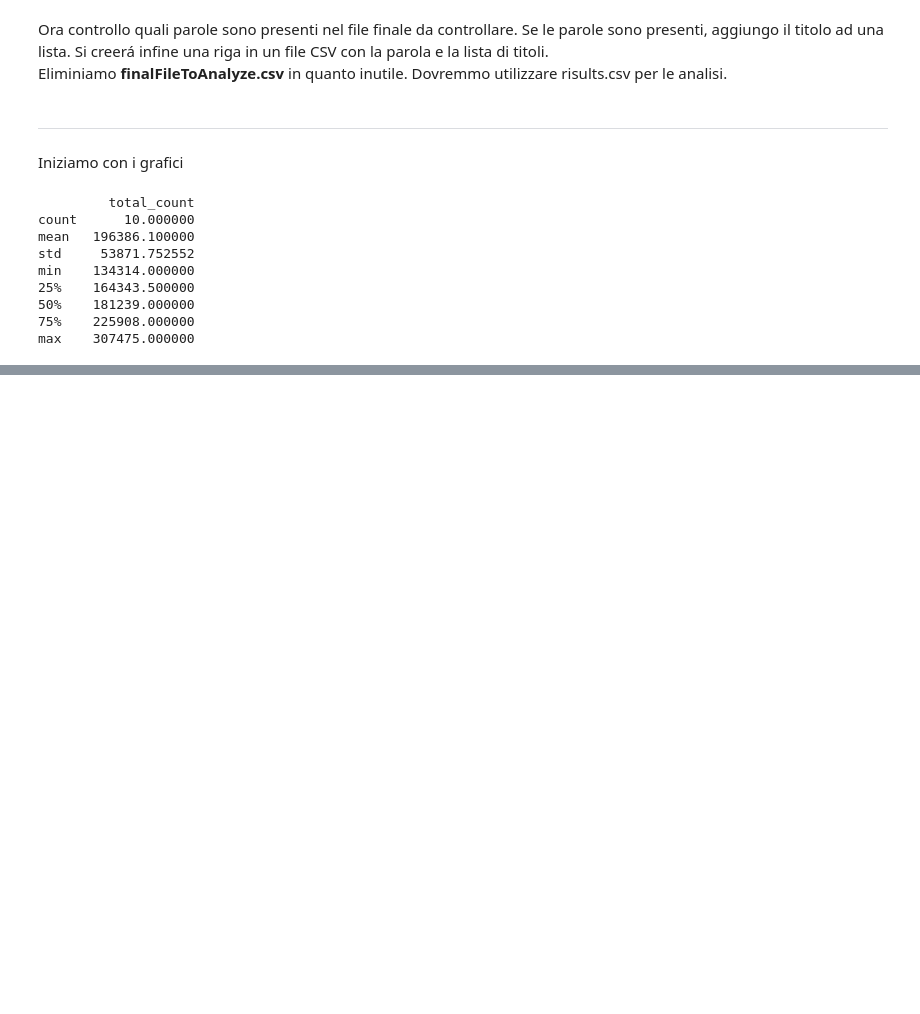
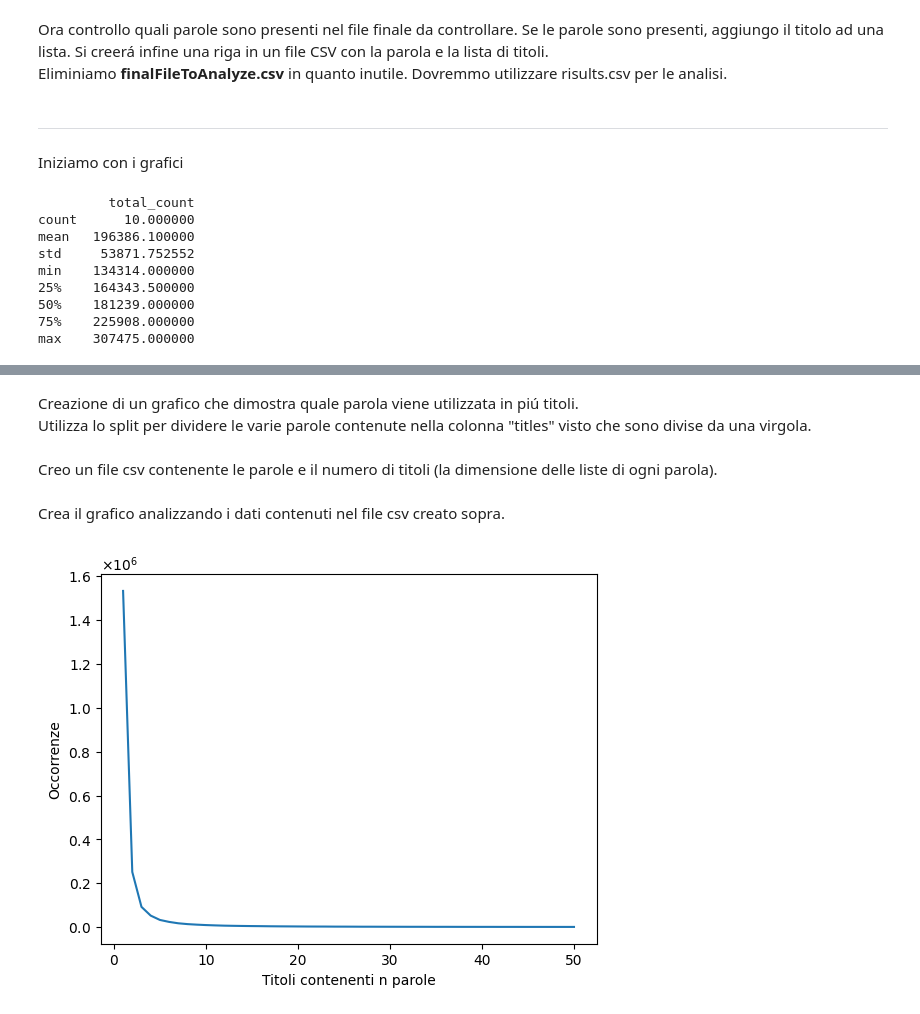
Before and after one commit to Fabbro96/Big-Data, a Jupyter notebook: finalParser.ipynb, the cells around one changed output, grey strips where cells are left out. Saved outputs shown, nothing was run; the diff lists cells and outputs as text; code cells hidden in the pictures; blank space fills up the shorter version.

Commit message:
Created some bar and one plot

```diff
--- a/finalParser.ipynb
+++ b/finalParser.ipynb
@@ -483,0 +441,4 @@ plt.show()
+# %% [markdown]
+Creazione di un grafico che dimostra quale parola viene utilizzata in piú titoli.
+\
+Utilizza lo split per dividere le varie parole contenute nella colonna "titles" visto che sono divise da una virgola.
@@ -483,0 +477,2 @@ plt.show()
+# %% [markdown]
+Creo un file csv contenente le parole e il numero di titoli (la dimensione delle liste di ogni parola).
@@ -483,0 +498,21 @@ plt.show()
+# %% [markdown]
+Crea il grafico analizzando i dati contenuti nel file csv creato sopra.
+# %%
+df_titles = []
+df_occs = []
+
+data = pd.read_csv('occurrences.csv')
+data = data.head(50)
+x = data['list_size']
+y = data['occurrences']
+
+plt.plot(x,y)
+plt.ticklabel_format(style='sci', axis='y', scilimits=(0,0), useMathText=True)
+
+plt.xlabel('Titoli contenenti n parole')
+plt.ylabel('Occorrenze')
+
+plt.show()
+shutil.rmtree("occurrences.csv")
+# %% [output]
+[figure, added]
```
Also changed, not shown: parts of 9 cells of this notebook, 1 other file.
